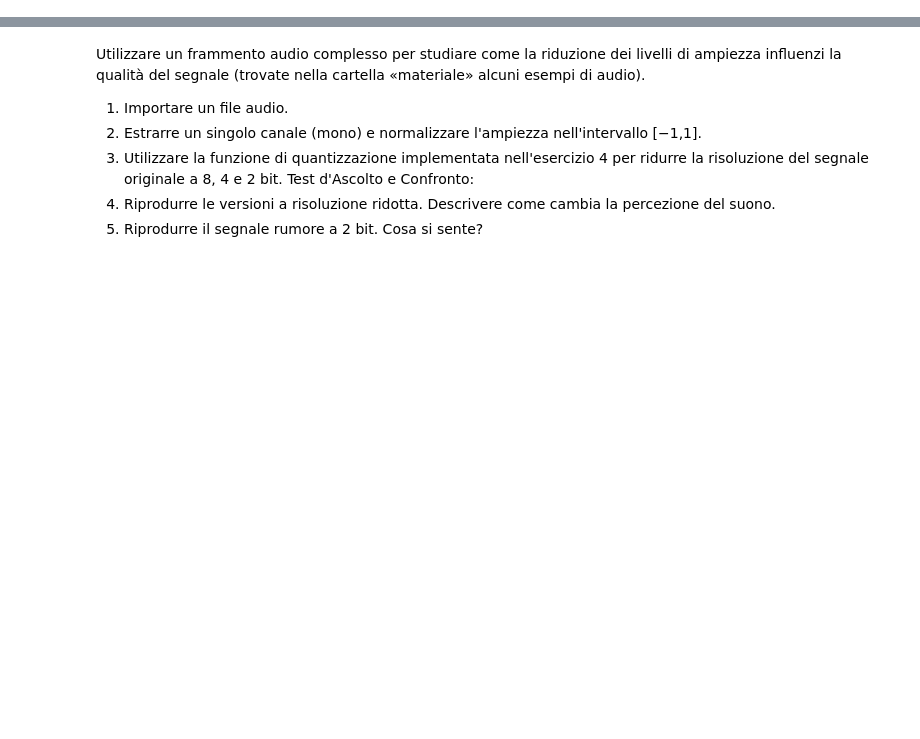
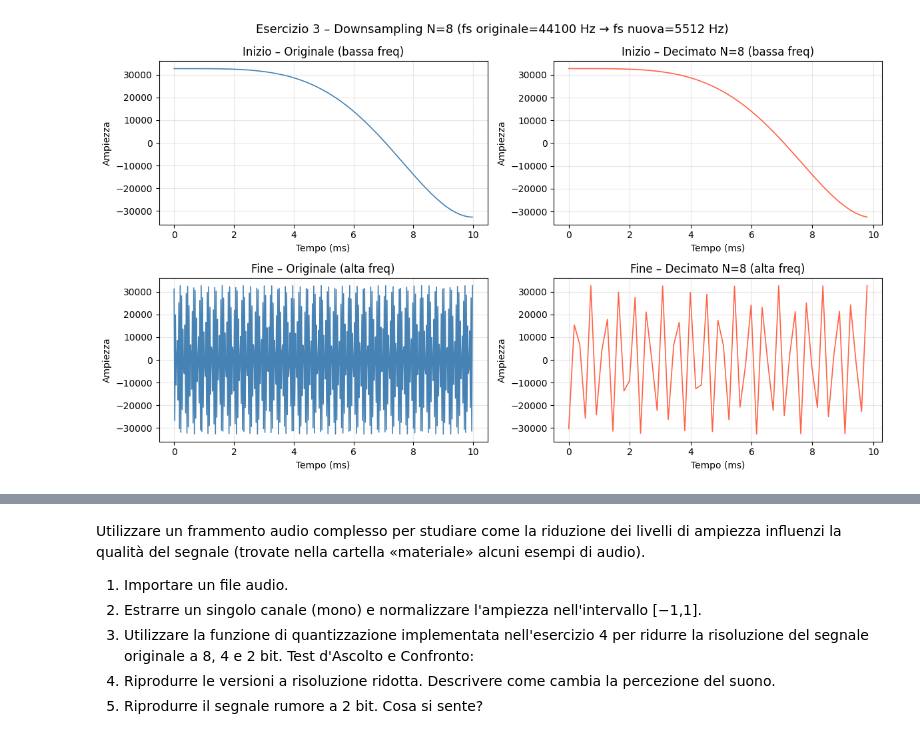
Before and after one commit to Obi-Jian/Human-computer-interactions, a Jupyter notebook: Exercises.ipynb, the cells around one changed output, grey strips where cells are left out. Saved outputs shown, nothing was run; the diff lists cells and outputs as text; code cells hidden in the pictures; blank space fills up the shorter version.

```diff
--- a/Exercises.ipynb
+++ b/Exercises.ipynb
@@ -0,0 +108,86 @@
+# %%
+import numpy as np
+import matplotlib.pyplot as plt
+
+# --- Estrapolazione metadati ---
+from scipy.io import wavfile
+
+fs, x = wavfile.read('./Materiale/chirp_signal.wav')
+# x = x.astype(np.float32) / np.iinfo(x.dtype).max
+
+print(f'Frequenza di campionamento: {fs} Hz')
+print(f'Numero di campioni: {len(x)}') # x NON è il numero di campioni, x SONO i campioni
+print(f'Durata: {len(x)/fs:.2f} secondi')
+
+durata = len(x)/fs
+
+N = 8 # numero arbitrario
+x_dec = x[::N] # ossia prendiamo un campione ogni 8
+fnew = fs/N # troviamo
+
+n_camp_orig = int(0.01 * fs)
+n_camp_dec  = int(0.01 * fnew)  # campioni in 10ms nel segnale decimato
+
+# Riproduciamo
+
+from IPython.display import Audio, display
+from IPython.core.display import HTML
+
+display(HTML("<b>Originale</b>")); display(Audio(x, rate=fs))
+display(HTML("<b>Decimato</b>")); display(Audio(x_dec, rate=int(fnew)))
+
+
+# Zoom temporale di 10ms
+
+n_orig = int(0.01 * fs)      # campioni in 10ms - segnale originale
+n_dec  = int(0.01 * fnew)  # campioni in 10ms - segnale decimato
+
+# Segmento iniziale (bassa frequenza)
+seg_orig_inizio = x[:n_camp_orig] # prendiamo tutti i campioni dall'inizio a 10 ms, dato che sappiamo quanti campioni ci sono in 10 ms basta prendere dal primo al "n_camp_orig"
+seg_dec_inizio  = x_dec[:n_camp_dec] # uguale ma da 0 al numero di campioni in 10ms del campione decimato
+
+# Segmento finale (alta frequenza)
+seg_orig_fine = x[-n_camp_orig:] # qui invece prendiamo i campioni dei 10 ms finali dall'audio originale
+seg_dec_fine  = x_dec[-n_camp_dec:] # campioni finali dell'audio decimato
+
+
+# Assi temporali in millisecondi
+t_orig = np.arange(n_orig) / fs * 1000
+t_dec  = np.arange(n_dec)  / fnew * 1000
+
+
+# Grafico
+
+fig, axes = plt.subplots(2, 2, figsize=(12, 7))
+fig.suptitle(f'Esercizio 3 – Downsampling N={N} (fs originale={fs} Hz → fs nuova={fnew:.0f} Hz)',
+             fontsize=13)
+
+# Riga 0: segmento iniziale
+axes[0, 0].plot(t_orig, seg_orig_inizio, 'steelblue', lw=1.2)
+axes[0, 0].set_title('Inizio – Originale (bassa freq)')
+axes[0, 0].set_xlabel('Tempo (ms)')
+axes[0, 0].set_ylabel('Ampiezza')
+axes[0, 0].grid(alpha=0.3)
+
+axes[0, 1].plot(t_dec, seg_dec_inizio, 'tomato', lw=1.2)
+axes[0, 1].set_title(f'Inizio – Decimato N={N} (bassa freq)')
+axes[0, 1].set_xlabel('Tempo (ms)')
+axes[0, 1].set_ylabel('Ampiezza')
+axes[0, 1].grid(alpha=0.3)
+
+# Riga 1: segmento finale
+axes[1, 0].plot(t_orig, seg_orig_fine, 'steelblue', lw=1.2)
+axes[1, 0].set_title('Fine – Originale (alta freq)')
+axes[1, 0].set_xlabel('Tempo (ms)')
+axes[1, 0].set_ylabel('Ampiezza')
+axes[1, 0].grid(alpha=0.3)
+
+axes[1, 1].plot(t_dec, seg_dec_fine, 'tomato', lw=1.2)
+axes[1, 1].set_title(f'Fine – Decimato N={N} (alta freq)')
+axes[1, 1].set_xlabel('Tempo (ms)')
+axes[1, 1].set_ylabel('Ampiezza')
+axes[1, 1].grid(alpha=0.3)
+
+plt.tight_layout()
+plt.show()
+# %% [output]
@@ -0,0 +201 @@
+[figure, added]
```
Also changed, not shown: parts of 10 cells of this notebook.
